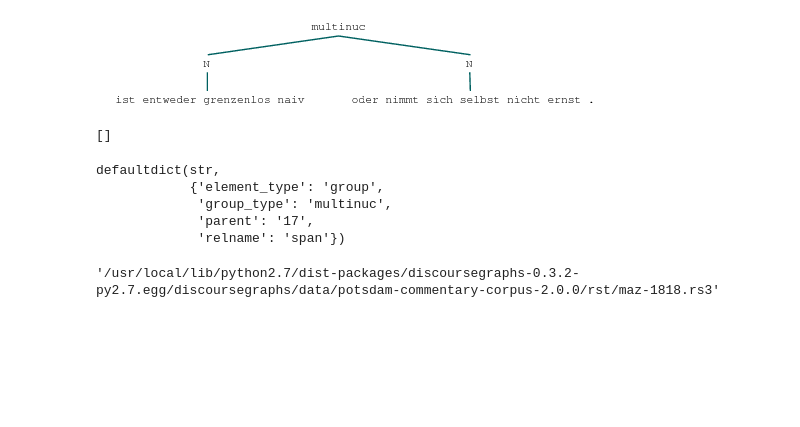
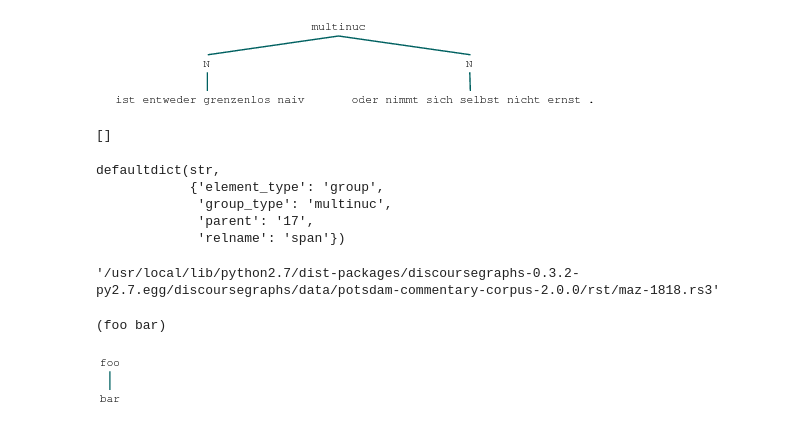
Before and after one commit to arne-cl/alt-mulig, a Jupyter notebook: discoursegraphs/rst2tree/convert-rs3-files-into-sane-nltk-trees.ipynb, the cells around one changed output. Saved outputs shown, nothing was run; the diff lists cells and outputs as text; code cells hidden in the pictures; blank space fills up the shorter version.

```diff
--- a/discoursegraphs/rst2tree/convert-rs3-files-into-sane-nltk-trees.ipynb
+++ b/discoursegraphs/rst2tree/convert-rs3-files-into-sane-nltk-trees.ipynb
@@ -639,3 +639,21 @@ for x in ('a','b','c'):
 smallest_pcc_rs3_file
 # %% [output]
 '/usr/local/lib/python2.7/dist-packages/discoursegraphs-0.3.2-py2.7.egg/discoursegraphs/data/potsdam-commentary-corpus-2.0.0/rst/maz-1818.rs3'
+# %%
+class RSTTree(object):
+    def __init__(self, root, children=None):
+        self.tree = t(root, children)
+    def _repr_png_(self):
+        return self.tree._repr_png_()
+    def __str__(self):
+        return self.tree.__str__()
+# %%
+r = RSTTree("foo", "bar")
+# %%
+print r
+# %% [output]
+(foo bar)
+# %%
+r
+# %% [output]
+[figure, added]
```
Also changed, not shown: 1 other file.
